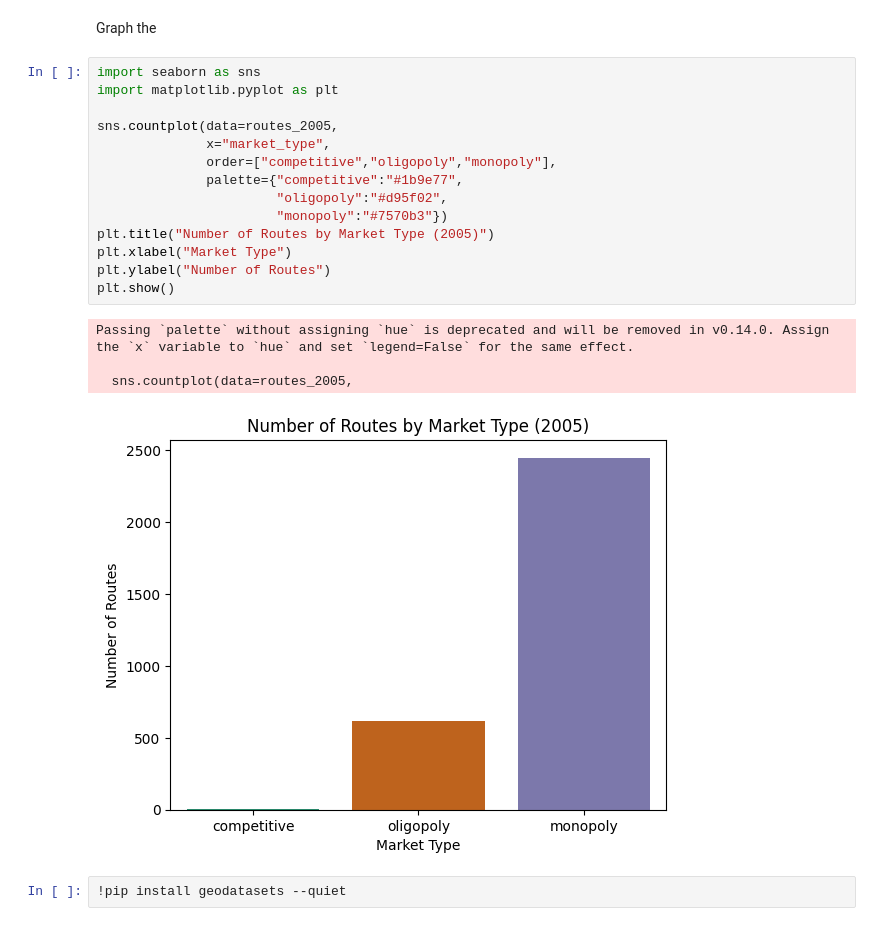
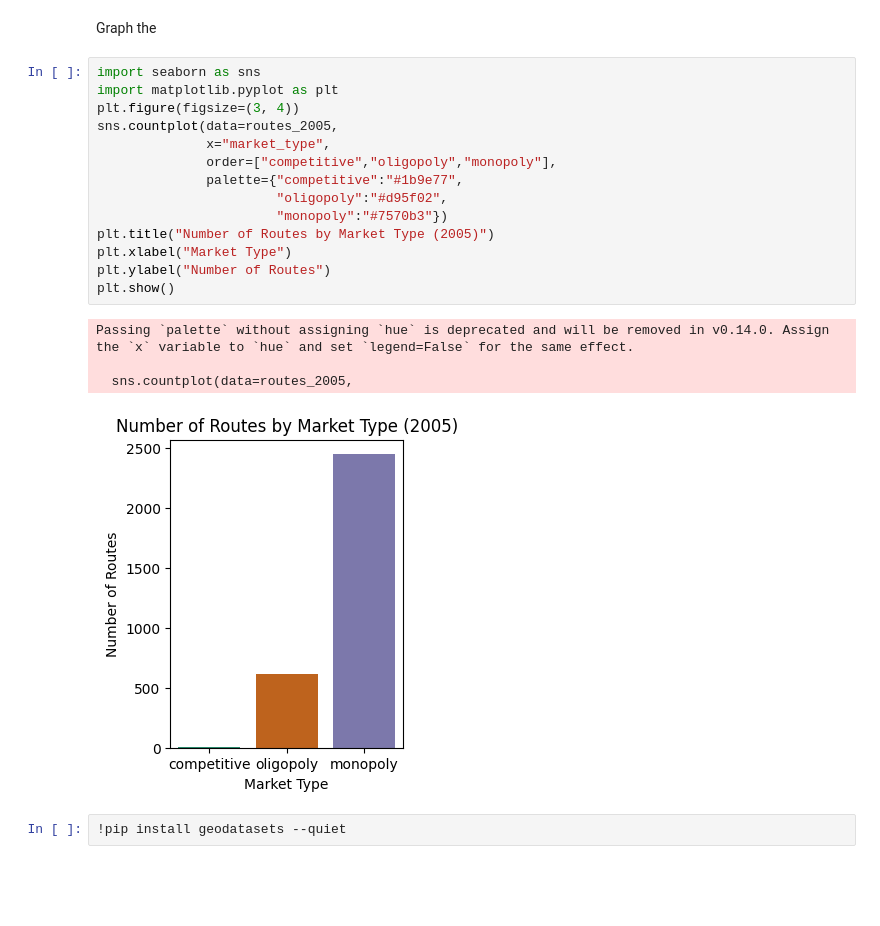
Before and after one commit to yuancx2025/526_project_group2, a Jupyter notebook: Data_science.ipynb, the cells around one changed output. Saved outputs shown, nothing was run; the diff lists cells and outputs as text; blank space fills up the shorter version.

```diff
--- a/Data_science.ipynb
+++ b/Data_science.ipynb
@@ -133,22 +129,22 @@ Graph the
 # %%
 import seaborn as sns
 import matplotlib.pyplot as plt
-
+plt.figure(figsize=(3, 4))
 sns.countplot(data=routes_2005,
               x="market_type",
               order=["competitive","oligopoly","monopoly"],
               palette={"competitive":"#1b9e77",
                        "oligopoly":"#d95f02",
                        "monopoly":"#7570b3"})
 plt.title("Number of Routes by Market Type (2005)")
 plt.xlabel("Market Type")
 plt.ylabel("Number of Routes")
 plt.show()
 # %% [output]
 Passing `palette` without assigning `hue` is deprecated and will be removed in v0.14.0. Assign the `x` variable to `hue` and set `legend=False` for the same effect.
 
   sns.countplot(data=routes_2005,
-[figure, old version]
+[figure, new version]
 # %%
 !pip install geodatasets --quiet
 # %%
```
Also changed, not shown: parts of 14 cells of this notebook.
